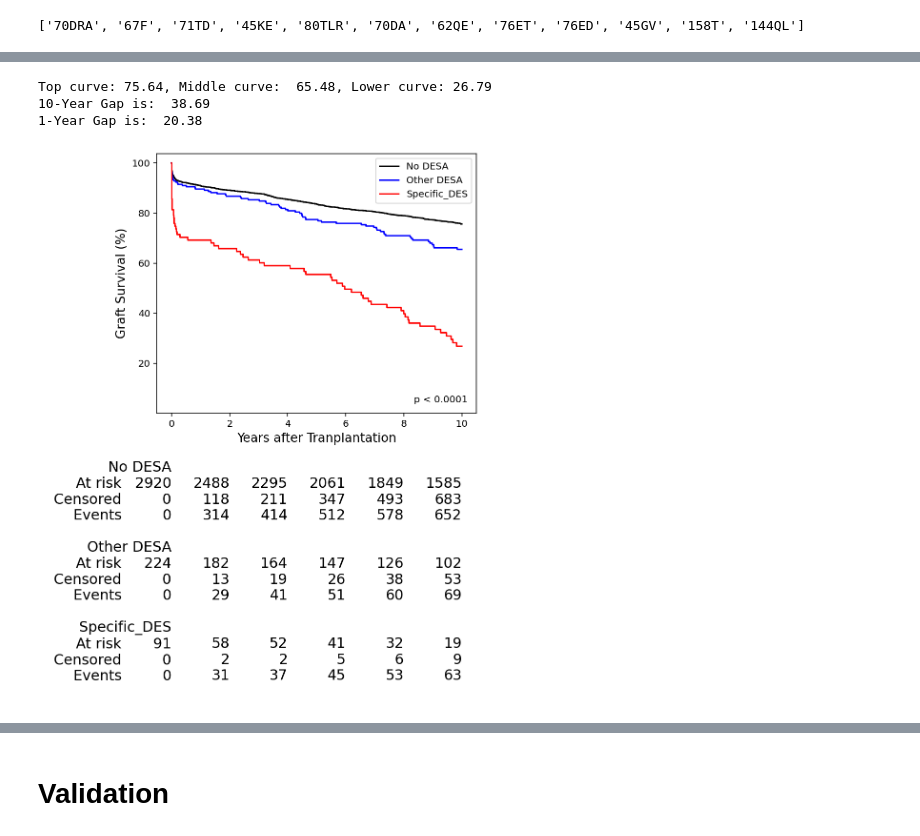
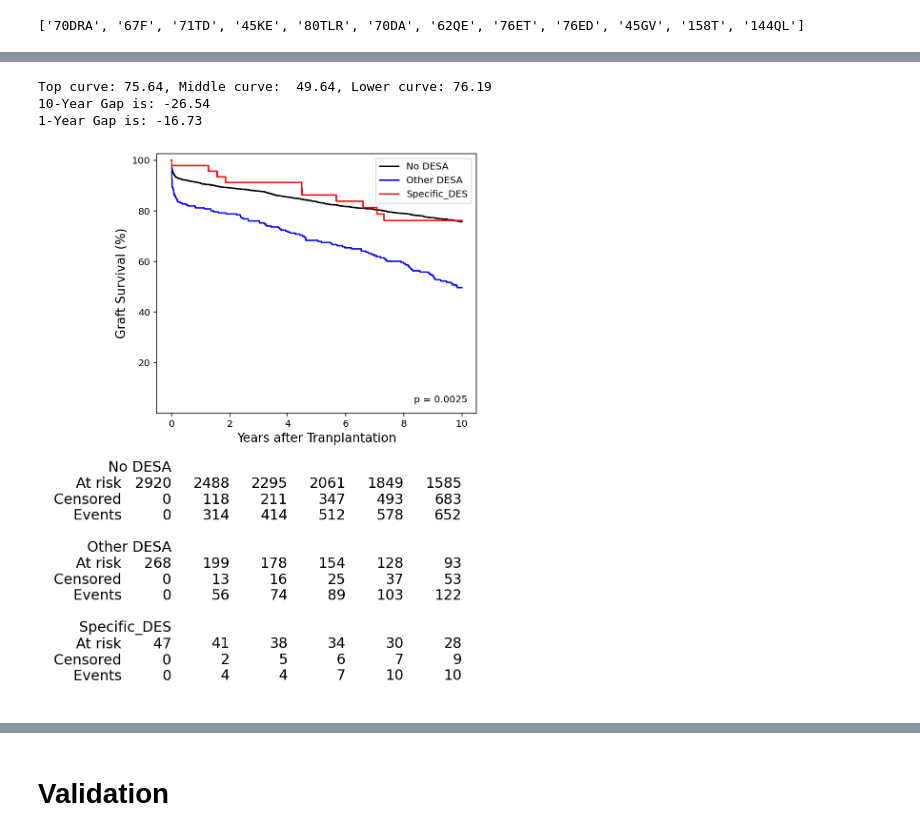
Before and after one commit to umcu-stride/desa_paper, a Jupyter notebook: Notebooks/epitope_relevance/investigation-validation/relevant_epitopes_automation.ipynb, the cells around one changed output, grey strips where cells are left out. Saved outputs shown, nothing was run; the diff lists cells and outputs as text; code cells hidden in the pictures.

```diff
--- a/Notebooks/epitope_relevance/investigation-validation/relevant_epitopes_automation.ipynb
+++ b/Notebooks/epitope_relevance/investigation-validation/relevant_epitopes_automation.ipynb
@@ -419,20 +326,0 @@ df_res[(df_res.p_value <= 0.05)]
-# %%
-# relevant_desa = ['74A', '94I', '71TD', '150AH', '193AV', '150AAH', '76ED', '144QL', '114H', '66IY', '114Q', '105S', ]
-# relevant_desa = {'150AAH', '45EV', '45GV', '55PPD', '70DRA', '71TD', '76ET', '76VDT', '80TLR'}
-# relevant_desa = ['70DA', '44RME', '46VY', '6C', '31FH', '131S', '56PD', '67F',
-#        '94I', '30G[DR]', '71TD', '114H', '66NH', '45GV', '67LQ', '80TLR',
-#        '74Y', '70DRA', '71A', '70DR', '150AAH', '66NV', '105S', '114Q',
-#        '74A', '45EV', '44RMA', '70Q', '96EV', '55RPD', '70IAQ', '144QL']
-df_dead = df[df.TypeOfDonor_NOTR == 'Deceased']
-# relevant_desa = ['44KM', '70DRA', '80TLR', '76ET', '150AAH', '144QL', '71TD', '45GV', '163RG', '80TA', '70DA', '67F']
-# relevant_desa = ['70DRA', '80TLR', '71TD', '76ET', '163RG', '76ED', '80TA', '45GV', '67VG', '70DA', '144QL', '158T', '71A', '45EV']
-# relevant_desa = ['66IF', '69AA', '16Y', '9T', '152RA']
-relevant_desa =  ['71TD', '76ED', '144QL', '70DA', '45KE', '62QE', '45EV', '150AAH',
-       '71A', '74Y', '193AV', '105S', '149H', '108T', '31FH', '96HK',
-       '74A', '245AS', '6C']
-plot_km_curve(df_dead, donor_type='Deceased', ep=relevant_desa, adjust=False)
-# %% [output]
-Top curve: 75.64, Middle curve:  65.48, Lower curve: 26.79
-10-Year Gap is:  38.69
-1-Year Gap is:  20.38
-[figure, removed]
@@ -471,3 +327,15 @@ old_rel_desa = class_I | class_II_dr | class_II_dq
+# %%
+df_dead = df[df.TypeOfDonor_NOTR == 'Deceased']
+
+# relevant_desa =  ['71TD', '144QL', '70DRA', '80TLR', '76ED', '70DA', '45EV', '67F', '76ET', '163RG', '67VG', '150AAH', '158T', '62QE', '45GV', '45KE', '71A', '66NH', '80TA', '114R', '44KM']
+# relevant_desa =  ['71TD', '144QL', '70DRA', '80TLR', '76ED', '70DA', '45EV', '67F', '76ET', '163RG', '67VG']
+relevant_desa = ['163RW', '37FL', '173K', '152RA', '80I']
+plot_km_curve(df_dead, donor_type='Deceased', ep=relevant_desa, adjust=False)
+# %% [output]
+Top curve: 75.64, Middle curve:  49.64, Lower curve: 76.19
+10-Year Gap is: -26.54
+1-Year Gap is: -16.73
+[figure, added]
 # %%
 old_rel_desa & set(relevant_desa)
 # %% [output]
```
Also changed, not shown: parts of 19 cells of this notebook, 2 other files.
